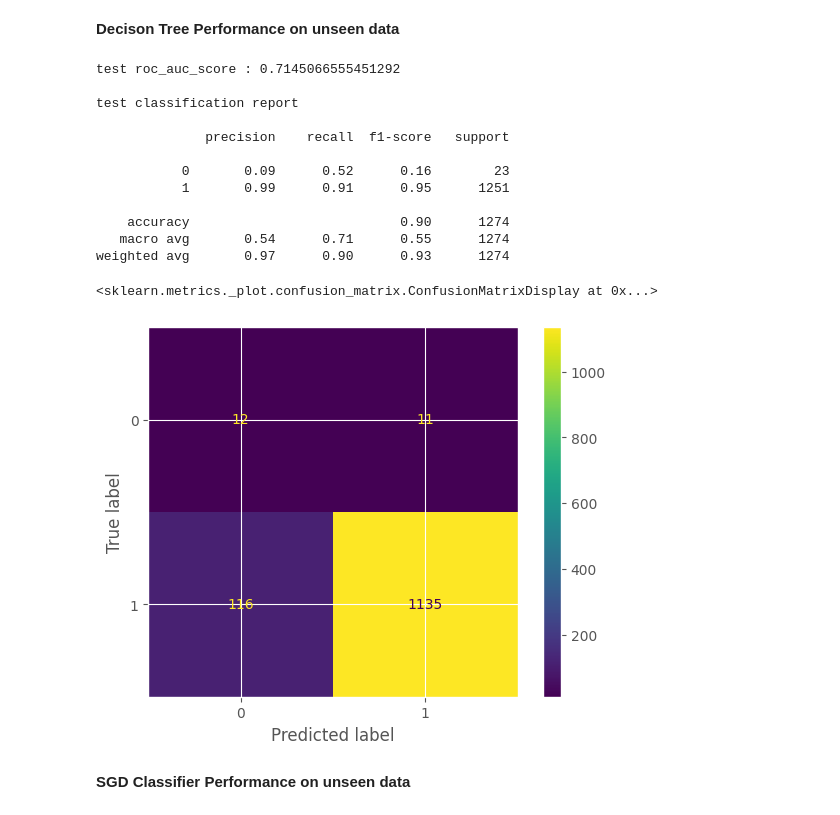
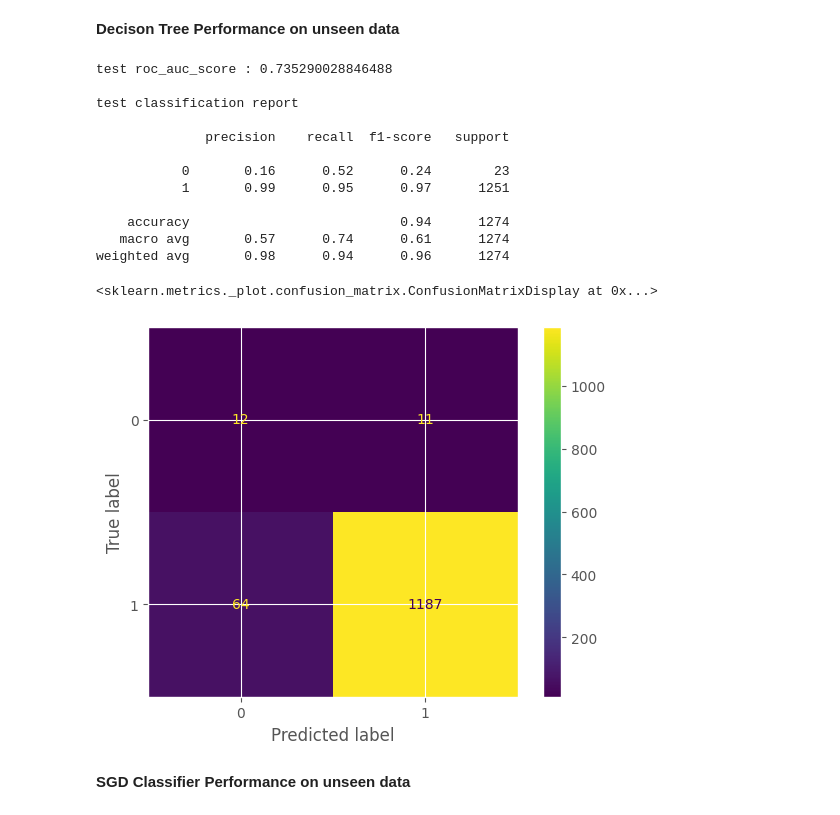
Before and after one commit to SarkarPriyanshu/HumanActivityRecognition, a Jupyter notebook: Human_activity_recognition_(Classification).ipynb, the cells around one changed output. Saved outputs shown, nothing was run; the diff lists cells and outputs as text; code cells hidden in the pictures.

```diff
--- a/Human_activity_recognition_(Classification).ipynb
+++ b/Human_activity_recognition_(Classification).ipynb
@@ -822,7 +958,7 @@ print("--- SGD Classifier Predction in Seconds ---",(time.time() - start_time))
 **Decision Tree Classifier Pipeline**
 # %%
 preprocessor = make_column_transformer(
-    (StandardScaler(),features),
+    (StandardScaler(),X_traning.columns.to_list()),
     remainder='passthrough'
 )
 
@@ -848,7 +984,7 @@ param_grid = [
 grid_search = GridSearchCV(pipeline, param_grid, cv=10, verbose=1, n_jobs=-1)
 
 # Fit the model to training data, making sure features_to_drop is defined correctly
-grid_search.fit(X_train, y_train)
+grid_search.fit(X_traning, Y_traning)
 
 # View the best parameters and the corresponding score
 print(f"Best parameters: {grid_search.best_params_}")
@@ -915,3 +996,20 @@ print("--- DecisionTree Classifier Predction in Seconds ---",(time.time() - star
+# %%
+smt = SMOTE(
+    sampling_strategy='auto',  # samples only the minority class
+    random_state=0,  # for reproducibility
+    k_neighbors=3,
+)
+
+X_res,Y_res = smt.fit_resample(X_traning,Y_traning)
+# %%
+dt_classifier = DecisionTreeClassifier(
+    criterion= 'gini',
+    max_depth= 8,
+    max_features= 'log2',
+    min_samples_split= 0.3
+)
+dt_model_pipe = make_pipeline(preprocessor,dt_classifier)
+dt_model_pipe = dt_model_pipe.fit(X_res,Y_res)
 # %% [markdown]
 **GaussianNB Classifier Pipeline**
 # %%
@@ -1003,31 +1062,33 @@ print("--- GaussianNB Classifier Predction in Seconds ---",(time.time() - start_
 # Performance on unseen data
 # %% [markdown]
 **Decison Tree Performance on unseen data**
+# %%
+X_test_tm = X_test.drop('gyroY',axis=1)
 # %%
-X_test_pred = dt.predict((X_test_tm))
+X_test_pred = dt_model_pipe.predict((X_test_tm))
 
 print('test roc_auc_score :',roc_auc_score(y_test,X_test_pred))
 print()
 print('test classification report')
 print()
 print(classification_report(y_test,X_test_pred))
 print()
 ConfusionMatrixDisplay.from_predictions(y_test,X_test_pred)
 # %% [output]
-test roc_auc_score : 0.7145066555451292
+test roc_auc_score : 0.735290028846488
 
 test classification report
 
               precision    recall  f1-score   support
 
-           0       0.09      0.52      0.16        23
-           1       0.99      0.91      0.95      1251
+           0       0.16      0.52      0.24        23
+           1       0.99      0.95      0.97      1251
 
-    accuracy                           0.90      1274
-   macro avg       0.54      0.71      0.55      1274
-weighted avg       0.97      0.90      0.93      1274
+    accuracy                           0.94      1274
+   macro avg       0.57      0.74      0.61      1274
+weighted avg       0.98      0.94      0.96      1274
 <sklearn.metrics._plot.confusion_matrix.ConfusionMatrixDisplay at 0x...>
-[figure, old version]
+[figure, new version]
 # %% [markdown]
 **SGD Classifier Performance on unseen data**
 # %%
```
Also changed, not shown: parts of 69 cells of this notebook.
